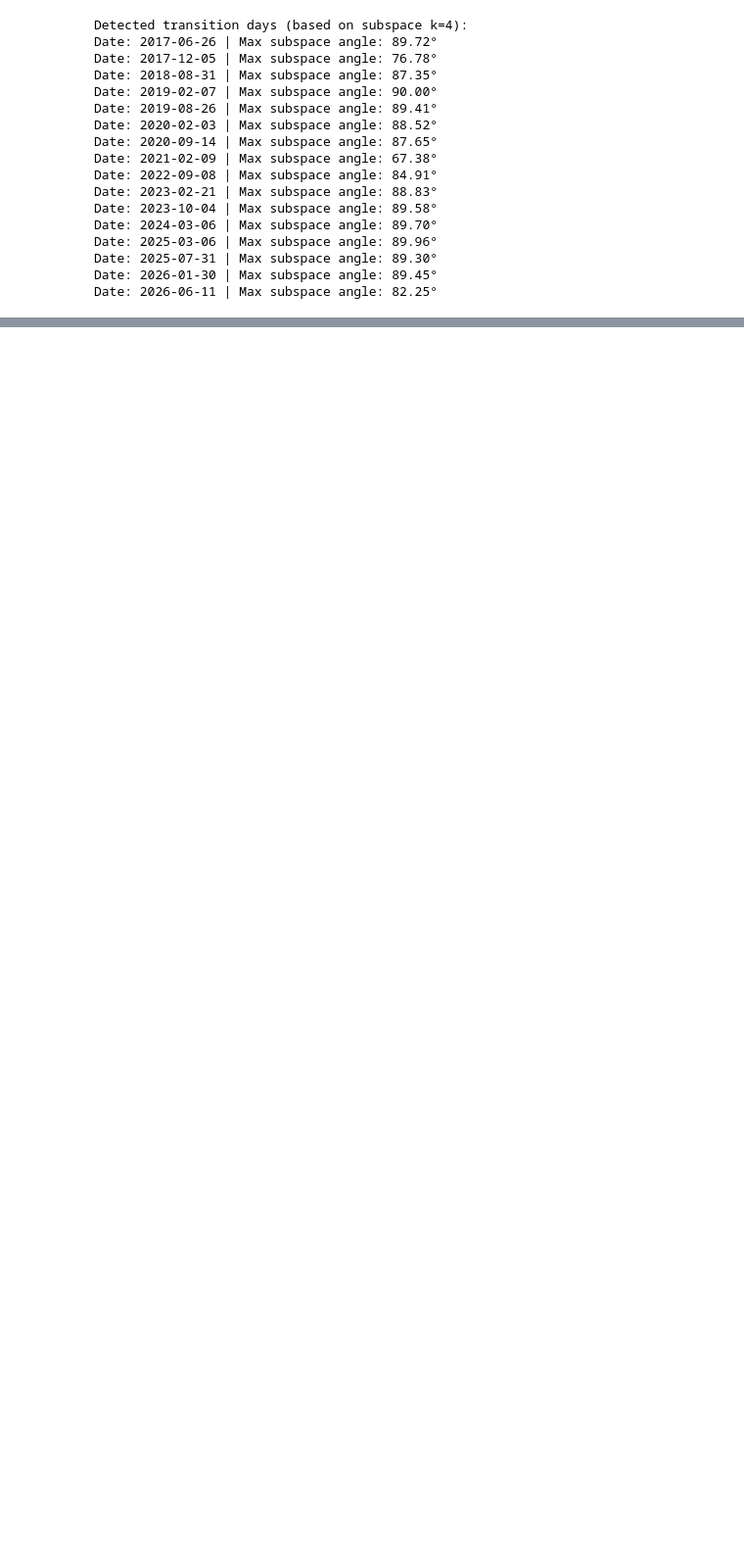
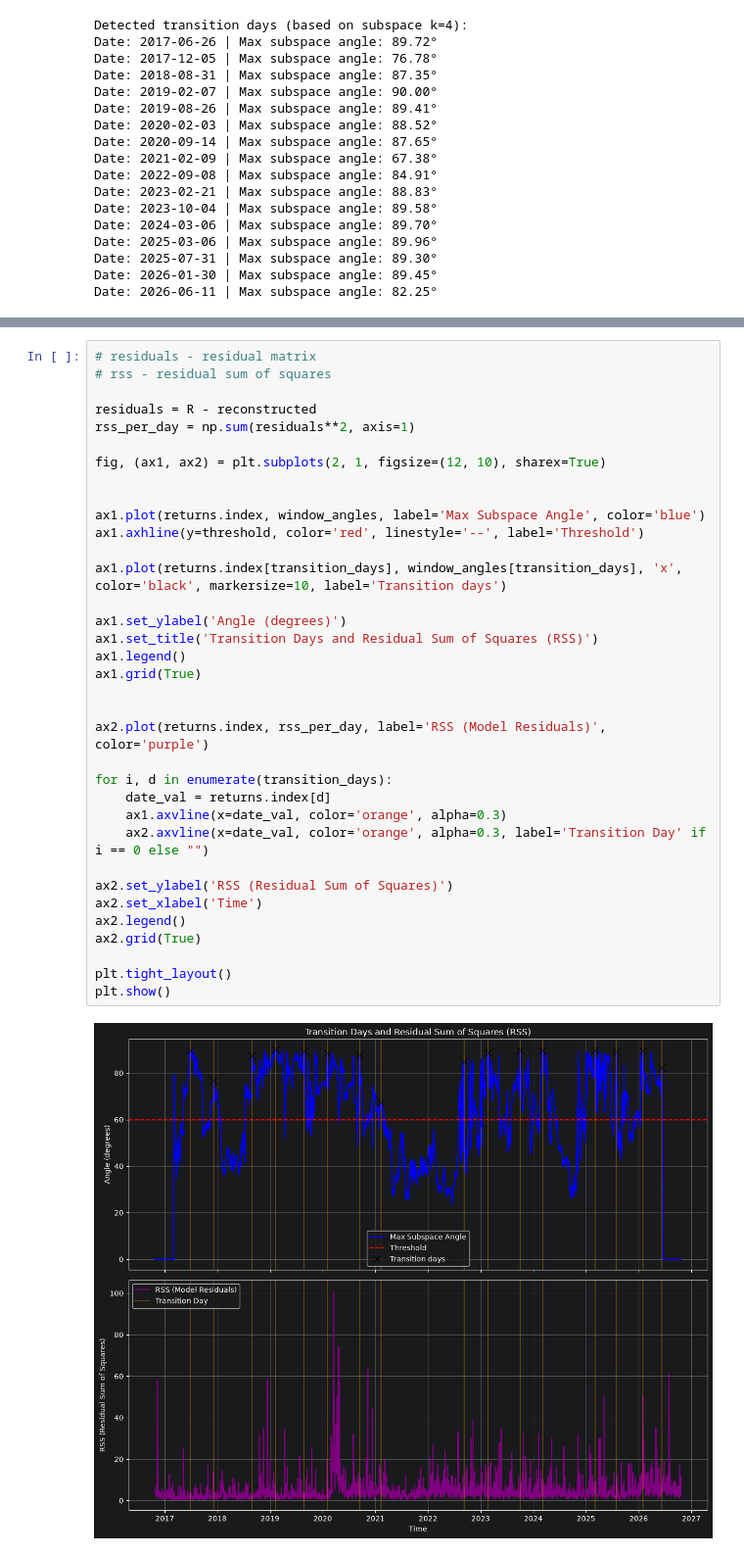
Before and after one commit to lukaszchazowiec/discovering_market_regimes, a Jupyter notebook: analysis.ipynb, the cells around one changed output, grey strips where cells are left out. Shown at 98% size. Drawn from its saved outputs; the diff is of its cells as text; blank space fills up the shorter version.

Commit message:
added and plotted squared residuals

```diff
--- a/analysis.ipynb
+++ b/analysis.ipynb
@@ -196,0 +217,37 @@ Day: 2419 | Date: 2026-06-11 | Max degree of subspace: 82.25°
+# %%
+# residuals - residual matrix
+# rss - residual sum of squares
+
+residuals = R - reconstructed
+rss_per_day = np.sum(residuals**2, axis=1)
+
+fig, (ax1, ax2) = plt.subplots(2, 1, figsize=(12, 10), sharex=True)
+
+
+ax1.plot(returns.index, window_angles, label='Max Subspace Angle', color='blue')
+ax1.axhline(y=threshold, color='red', linestyle='--', label='Threshold')
+
+ax1.plot(returns.index[transition_days], window_angles[transition_days], 'x', color='black', markersize=10, label='Transition days')
+
+ax1.set_ylabel('Angle (degrees)')
+ax1.set_title('Transition Days and Residual Sum of Squares (RSS)')
+ax1.legend()
+ax1.grid(True)
+
+
+ax2.plot(returns.index, rss_per_day, label='RSS (Model Residuals)', color='purple')
+
+for i, d in enumerate(transition_days):
+    date_val = returns.index[d]
+    ax1.axvline(x=date_val, color='orange', alpha=0.3)
+    ax2.axvline(x=date_val, color='orange', alpha=0.3, label='Transition Day' if i == 0 else "")
+
+ax2.set_ylabel('RSS (Residual Sum of Squares)')
+ax2.set_xlabel('Time')
+ax2.legend()
+ax2.grid(True)
+
+plt.tight_layout()
+plt.show()
+# %% [output]
+[figure, added]
```
Also changed, not shown: parts of 6 cells of this notebook.
